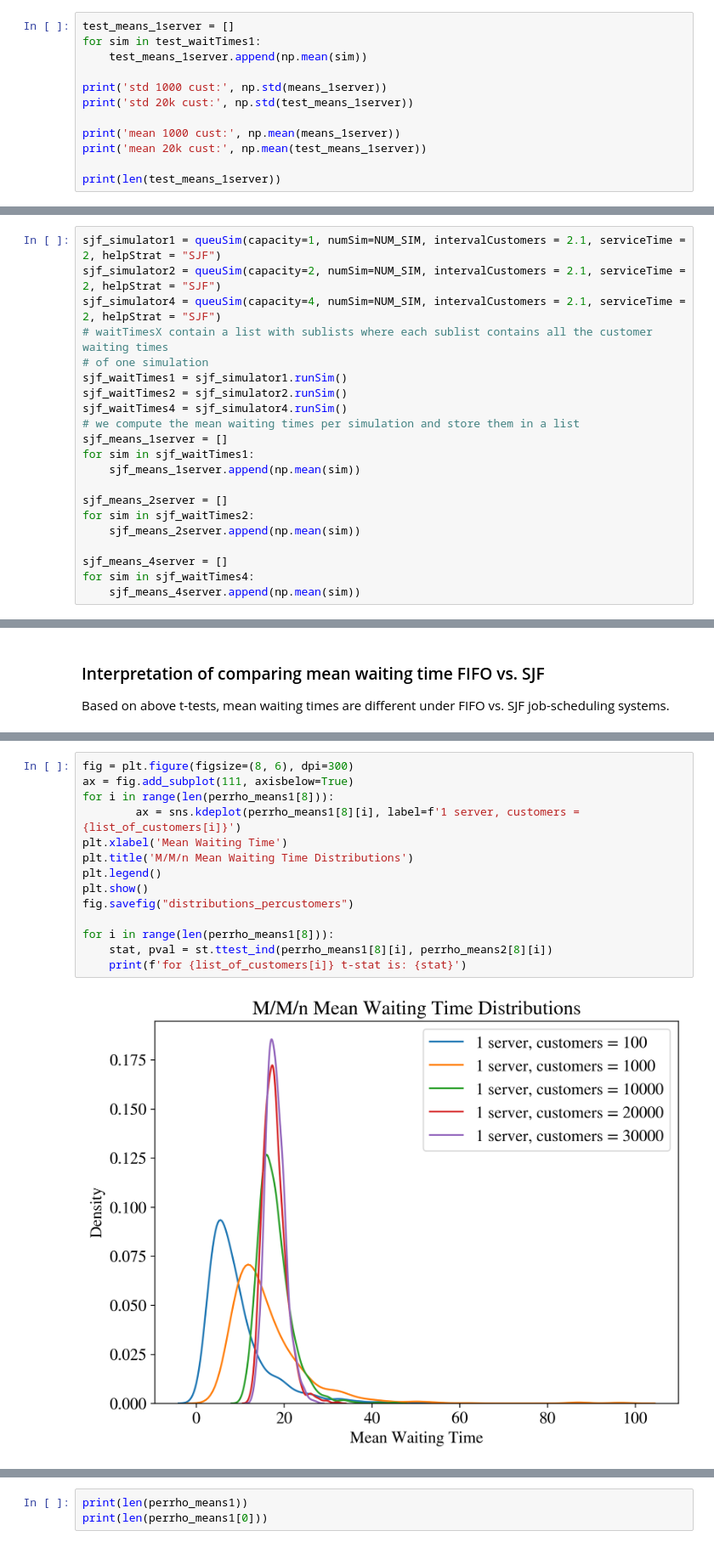
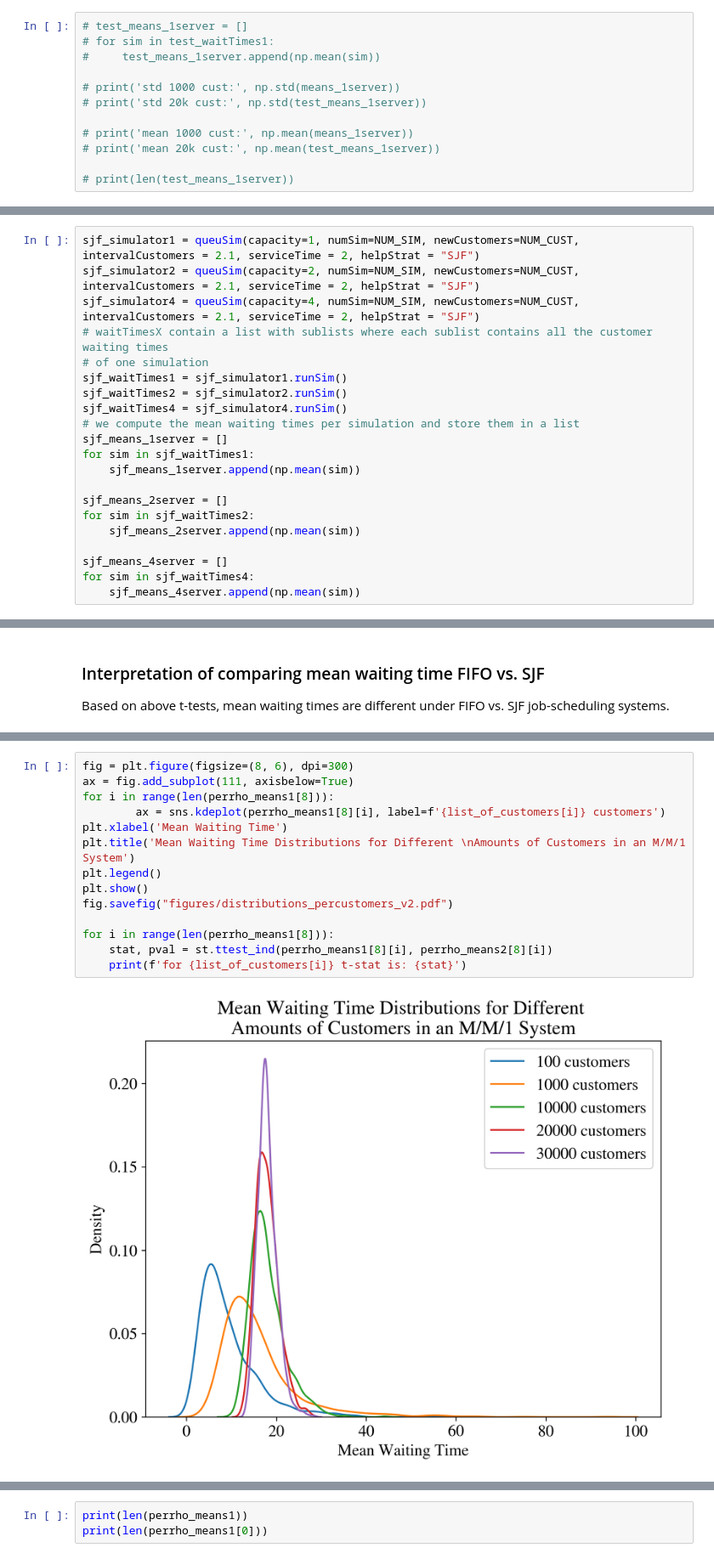
Before and after one commit to Caesar-blip/stochsim_assignment2, a Jupyter notebook: assignment2.ipynb, the cells around one changed output, grey strips where cells are left out. Shown at 85% size. Cells and saved outputs as stored; diff of their text form.

```diff
--- a/assignment2.ipynb
+++ b/assignment2.ipynb
@@ -52,12 +70,12 @@ print(len(test_waitTimes1[0]))
 # %%
-test_means_1server = []
-for sim in test_waitTimes1:
-    test_means_1server.append(np.mean(sim))
+# test_means_1server = []
+# for sim in test_waitTimes1:
+#     test_means_1server.append(np.mean(sim))
 
-print('std 1000 cust:', np.std(means_1server))
-print('std 20k cust:', np.std(test_means_1server))
+# print('std 1000 cust:', np.std(means_1server))
+# print('std 20k cust:', np.std(test_means_1server))
 
-print('mean 1000 cust:', np.mean(means_1server))
-print('mean 20k cust:', np.mean(test_means_1server))
+# print('mean 1000 cust:', np.mean(means_1server))
+# print('mean 20k cust:', np.mean(test_means_1server))
 
-print(len(test_means_1server))
+# print(len(test_means_1server))
@@ -143,9 +153,9 @@ Mean waiting times for different servers, i.e. n = 1,2,4 are significantly diffe
 # %% [markdown]
 ### Same analysis for SJF (Q3)
 # %%
-sjf_simulator1 = queuSim(capacity=1, numSim=NUM_SIM, intervalCustomers = 2.1, serviceTime = 2, helpStrat = "SJF")
-sjf_simulator2 = queuSim(capacity=2, numSim=NUM_SIM, intervalCustomers = 2.1, serviceTime = 2, helpStrat = "SJF")
-sjf_simulator4 = queuSim(capacity=4, numSim=NUM_SIM, intervalCustomers = 2.1, serviceTime = 2, helpStrat = "SJF")
+sjf_simulator1 = queuSim(capacity=1, numSim=NUM_SIM, newCustomers=NUM_CUST, intervalCustomers = 2.1, serviceTime = 2, helpStrat = "SJF")
+sjf_simulator2 = queuSim(capacity=2, numSim=NUM_SIM, newCustomers=NUM_CUST, intervalCustomers = 2.1, serviceTime = 2, helpStrat = "SJF")
+sjf_simulator4 = queuSim(capacity=4, numSim=NUM_SIM, newCustomers=NUM_CUST, intervalCustomers = 2.1, serviceTime = 2, helpStrat = "SJF")
 # waitTimesX contain a list with sublists where each sublist contains all the customer waiting times
 # of one simulation
 sjf_waitTimes1 = sjf_simulator1.runSim()
@@ -306,16 +314,16 @@ for count, time in enumerate(intervalCustomers):
 # %%
 fig = plt.figure(figsize=(8, 6), dpi=300)
 ax = fig.add_subplot(111, axisbelow=True)
 for i in range(len(perrho_means1[8])):
-    	ax = sns.kdeplot(perrho_means1[8][i], label=f'1 server, customers = {list_of_customers[i]}')
+    	ax = sns.kdeplot(perrho_means1[8][i], label=f'{list_of_customers[i]} customers')
 plt.xlabel('Mean Waiting Time')
-plt.title('M/M/n Mean Waiting Time Distributions')
+plt.title('Mean Waiting Time Distributions for Different \nAmounts of Customers in an M/M/1 System')
 plt.legend()
 plt.show()
-fig.savefig("distributions_percustomers")
+fig.savefig("figures/distributions_percustomers_v2.pdf")
 
 for i in range(len(perrho_means1[8])):
 	stat, pval = st.ttest_ind(perrho_means1[8][i], perrho_means2[8][i])
 	print(f'for {list_of_customers[i]} t-stat is: {stat}')
 # %% [output]
-[figure, old version]
+[figure, new version]
```
Also changed, not shown: parts of 27 cells of this notebook.
